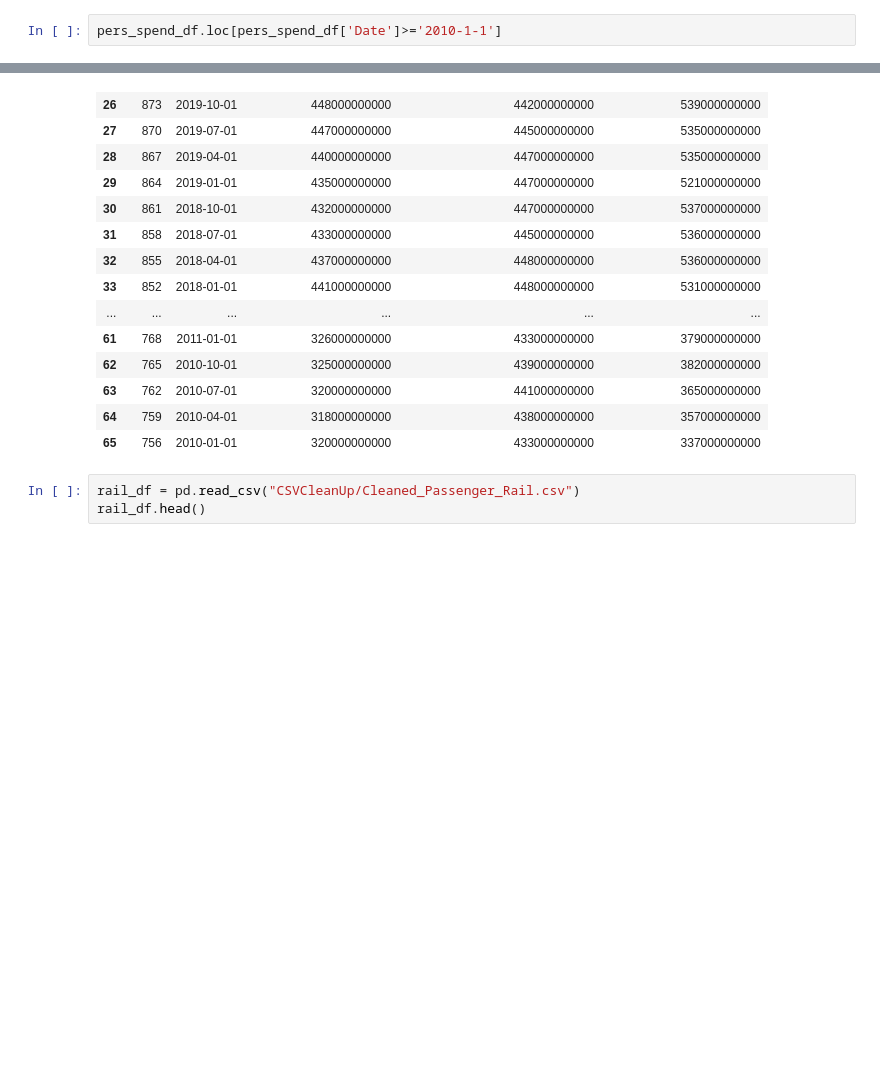
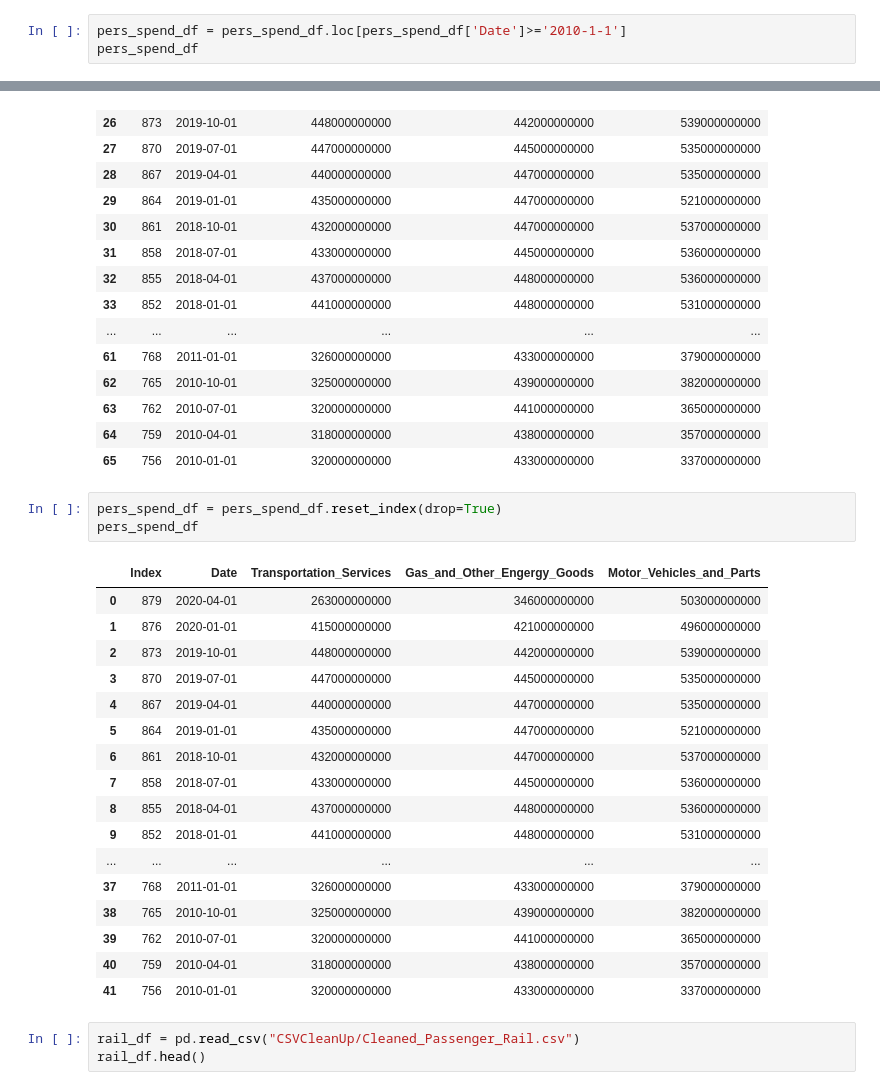
Before and after one commit to RBLevine/ETL-Project, a Jupyter notebook: Transportation.ipynb, the cells around one changed output, grey strips where cells are left out. Saved outputs shown, nothing was run; the diff lists cells and outputs as text; blank space fills up the shorter version.

```diff
--- a/Transportation.ipynb
+++ b/Transportation.ipynb
@@ -184,7 +203,8 @@ pers_spend_df['Date']
 73   2008-01-01
 Name: Date, Length: 74, dtype: datetime64[ns]
 # %%
-pers_spend_df.loc[pers_spend_df['Date']>='2010-1-1']
+pers_spend_df = pers_spend_df.loc[pers_spend_df['Date']>='2010-1-1']
+pers_spend_df
 # %% [output]
 |  | Index | Date | Transportation_Services | Gas_and_Other_Engergy_Goods | Motor_Vehicles_and_Parts |
 | 24 | 879 | 2020-04-01 | 263000000000 | 346000000000 | 503000000000 |
@@ -203,6 +223,27 @@ pers_spend_df.loc[pers_spend_df['Date']>='2010-1-1']
 | 63 | 762 | 2010-07-01 | 320000000000 | 441000000000 | 365000000000 |
 | 64 | 759 | 2010-04-01 | 318000000000 | 438000000000 | 357000000000 |
 | 65 | 756 | 2010-01-01 | 320000000000 | 433000000000 | 337000000000 |
+# %%
+pers_spend_df = pers_spend_df.reset_index(drop=True)
+pers_spend_df
+# %% [output]
+|  | Index | Date | Transportation_Services | Gas_and_Other_Engergy_Goods | Motor_Vehicles_and_Parts |
+| 0 | 879 | 2020-04-01 | 263000000000 | 346000000000 | 503000000000 |
+| 1 | 876 | 2020-01-01 | 415000000000 | 421000000000 | 496000000000 |
+| 2 | 873 | 2019-10-01 | 448000000000 | 442000000000 | 539000000000 |
+| 3 | 870 | 2019-07-01 | 447000000000 | 445000000000 | 535000000000 |
+| 4 | 867 | 2019-04-01 | 440000000000 | 447000000000 | 535000000000 |
+| 5 | 864 | 2019-01-01 | 435000000000 | 447000000000 | 521000000000 |
+| 6 | 861 | 2018-10-01 | 432000000000 | 447000000000 | 537000000000 |
+| 7 | 858 | 2018-07-01 | 433000000000 | 445000000000 | 536000000000 |
+| 8 | 855 | 2018-04-01 | 437000000000 | 448000000000 | 536000000000 |
+| 9 | 852 | 2018-01-01 | 441000000000 | 448000000000 | 531000000000 |
+| ... | ... | ... | ... | ... | ... |
+| 37 | 768 | 2011-01-01 | 326000000000 | 433000000000 | 379000000000 |
+| 38 | 765 | 2010-10-01 | 325000000000 | 439000000000 | 382000000000 |
+| 39 | 762 | 2010-07-01 | 320000000000 | 441000000000 | 365000000000 |
+| 40 | 759 | 2010-04-01 | 318000000000 | 438000000000 | 357000000000 |
+| 41 | 756 | 2010-01-01 | 320000000000 | 433000000000 | 337000000000 |
 # %%
 rail_df = pd.read_csv("CSVCleanUp/Cleaned_Passenger_Rail.csv")
 rail_df.head()
```
Also changed, not shown: parts of 20 cells of this notebook.
